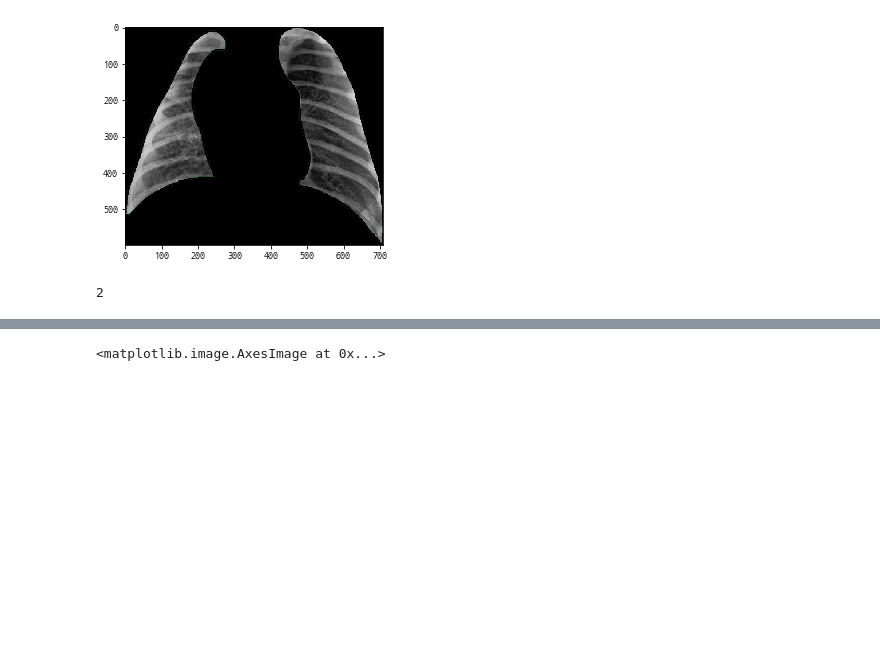
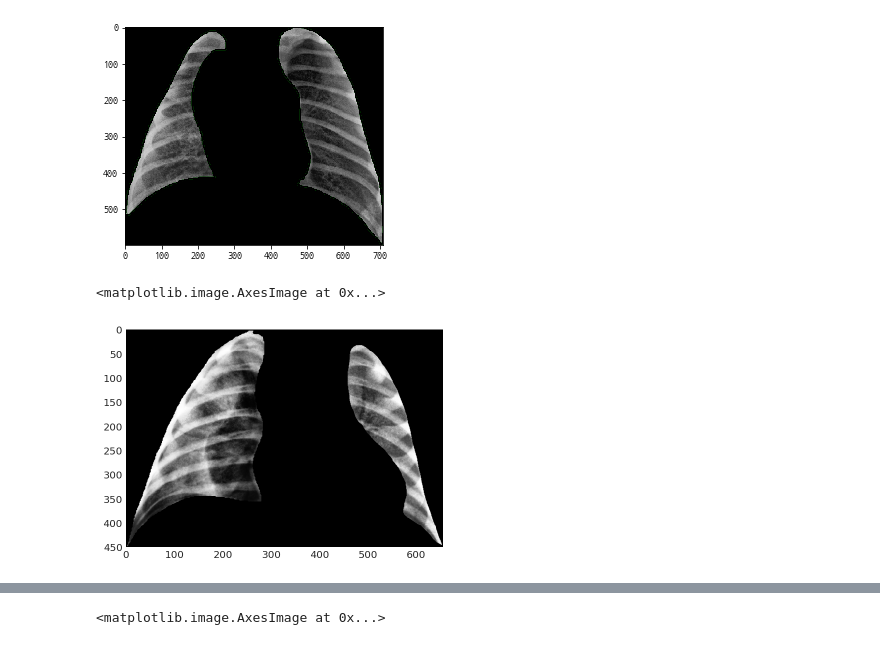
Before and after one commit to Pleasant-riot/Lung-Disease-Detection, a Jupyter notebook: [PREP]img_crop_resize.ipynb, the cells around one changed output, grey strips where cells are left out. Cells and saved outputs as stored; diff of their text form; code cells hidden in the pictures; blank space fills up the shorter version.

```diff
--- a/[PREP]img_crop_resize.ipynb
+++ b/[PREP]img_crop_resize.ipynb
@@ -1,3 +1,40 @@
+# %%
+# basic module
+import pandas as pd
+import numpy as np
+import seaborn as sns
+import matplotlib.pyplot as plt
+%matplotlib inline
+import os
+import shutil
+import glob
+import time
+import pickle
+
+plt.style.use('seaborn-dark')
+%config InlineBackend.figure_format = 'retina'
+pd.options.display.max_rows = 20
+pd.options.display.max_columns = 20
+
+plt.rcParams["figure.figsize"] = (14,4)
+plt.rcParams['lines.linewidth'] = 2
+plt.rcParams['lines.color'] = 'r'
+plt.rcParams['axes.grid'] = False
+
+
+# image module
+import cv2
+from pydicom import dcmread
+import pylibjpeg
+from PIL import Image
+import pydicom as dcm
+from pydicom import dcmread
+from pydicom.data import get_testdata_file
+
+
+
+# dataset
+df = pd.read_csv('dataset.csv',index_col=0)
 # %%
 import os
 import glob
@@ -128,9 +146,7 @@ plt.imshow(img_trim)
 <matplotlib.image.AxesImage at 0x...>
 [figure]
 # %%
-print(len(contours))
+# print(len(contours))
-# %% [output]
-2
 # %%
 # centres = []
 # for i in range(len(contours)):
@@ -149,0 +222,6 @@ print(len(contours))
+# %%
+a = crop('/home/ncp/workspace/data/DL/d1/H03_00488_01.png')
+plt.imshow(a)
+# %% [output]
+<matplotlib.image.AxesImage at 0x...>
+[figure, added]
```
Also changed, not shown: parts of 17 cells of this notebook, 14 other files.
